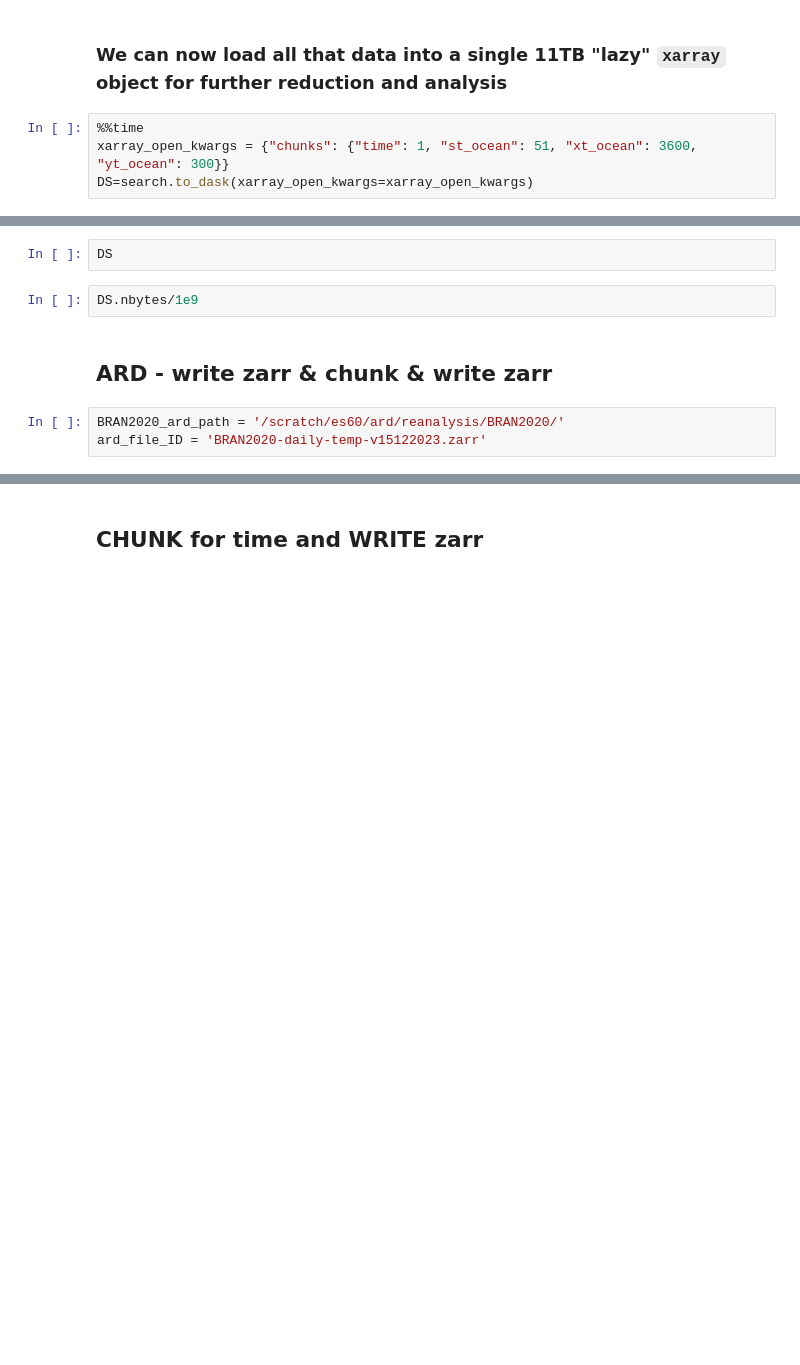
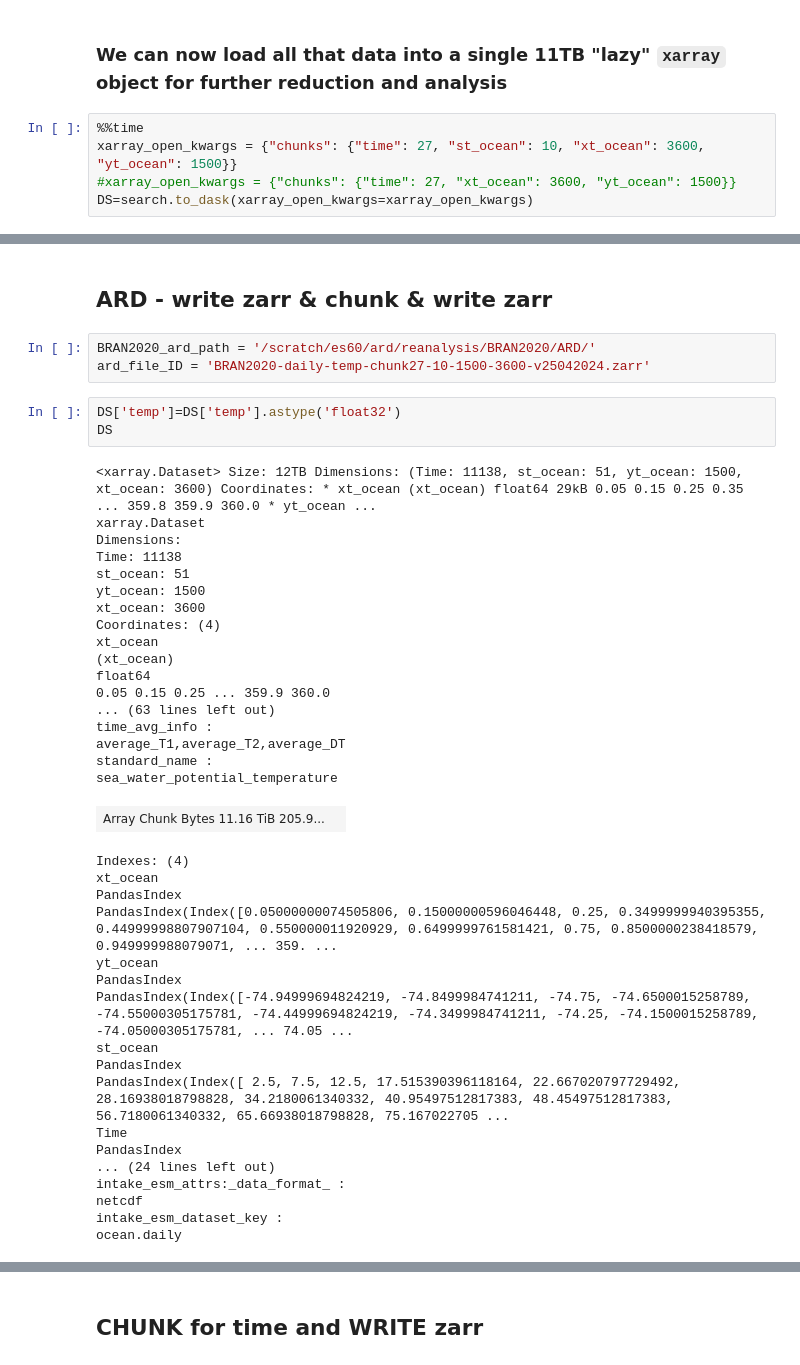
Before and after one commit to Thomas-Moore-Creative/BRAN-climatology-generator-demo, a Jupyter notebook: notebooks/BRAN2020_daily_ARD.ipynb, the cells around one changed output, grey strips where cells are left out. Cells and saved outputs as stored; diff of their text form; blank space fills up the shorter version.

Commit message:
discovered issue with float64 #13 and re-running a chunked4month 3D temp ARD #10

```diff
--- a/notebooks/BRAN2020_daily_ARD.ipynb
+++ b/notebooks/BRAN2020_daily_ARD.ipynb
@@ -160,5 +153,6 @@ search.df
 ### We can now load all that data into a single 11TB "lazy" `xarray` object for further reduction and analysis
 # %%
 %%time
-xarray_open_kwargs = {"chunks": {"time": 1, "st_ocean": 51, "xt_ocean": 3600, "yt_ocean": 300}}
+xarray_open_kwargs = {"chunks": {"time": 27, "st_ocean": 10, "xt_ocean": 3600, "yt_ocean": 1500}}
+#xarray_open_kwargs = {"chunks": {"time": 27, "xt_ocean": 3600, "yt_ocean": 1500}}
 DS=search.to_dask(xarray_open_kwargs=xarray_open_kwargs)
@@ -165,12 +162,47 @@ DS=search.to_dask(xarray_open_kwargs=xarray_open_kwargs)
-# %%
-DS
-# %%
-DS.nbytes/1e9
 # %% [markdown]
 ## ARD - write zarr & chunk & write zarr
 # %%
-BRAN2020_ard_path = '/scratch/es60/ard/reanalysis/BRAN2020/'
-ard_file_ID = 'BRAN2020-daily-temp-v15122023.zarr'
+BRAN2020_ard_path = '/scratch/es60/ard/reanalysis/BRAN2020/ARD/'
+ard_file_ID = 'BRAN2020-daily-temp-chunk27-10-1500-3600-v25042024.zarr'
+# %%
+DS['temp']=DS['temp'].astype('float32')
+DS
+# %% [output]
+<xarray.Dataset> Size: 12TB Dimensions: (Time: 11138, st_ocean: 51, yt_ocean: 1500, xt_ocean: 3600) Coordinates: * xt_ocean (xt_ocean) float64 29kB 0.05 0.15 0.25 0.35 ... 359.8 359.9 360.0 * yt_ocean ...
+xarray.Dataset
+Dimensions:
+Time: 11138
+st_ocean: 51
+yt_ocean: 1500
+xt_ocean: 3600
+Coordinates: (4)
+xt_ocean
+(xt_ocean)
+float64
+0.05 0.15 0.25 ... 359.9 360.0
+... (63 lines left out)
+time_avg_info :
+average_T1,average_T2,average_DT
+standard_name :
+sea_water_potential_temperature
+| Array Chunk Bytes 11.16 TiB 205.9... |  |
+Indexes: (4)
+xt_ocean
+PandasIndex
+PandasIndex(Index([0.05000000074505806, 0.15000000596046448, 0.25, 0.3499999940395355, 0.44999998807907104, 0.550000011920929, 0.6499999761581421, 0.75, 0.8500000238418579, 0.949999988079071, ... 359. ...
+yt_ocean
+PandasIndex
+PandasIndex(Index([-74.94999694824219, -74.8499984741211, -74.75, -74.6500015258789, -74.55000305175781, -74.44999694824219, -74.3499984741211, -74.25, -74.1500015258789, -74.05000305175781, ... 74.05 ...
+st_ocean
+PandasIndex
+PandasIndex(Index([ 2.5, 7.5, 12.5, 17.515390396118164, 22.667020797729492, 28.16938018798828, 34.2180061340332, 40.95497512817383, 48.45497512817383, 56.7180061340332, 65.66938018798828, 75.167022705 ...
+Time
+PandasIndex
+... (24 lines left out)
+intake_esm_attrs:_data_format_ :
+netcdf
+intake_esm_dataset_key :
+ocean.daily
 # %%
 %%time
 DS.to_zarr(BRAN2020_ard_path+ard_file_ID,consolidated=True)
```
Also changed, not shown: parts of 30 cells of this notebook.
